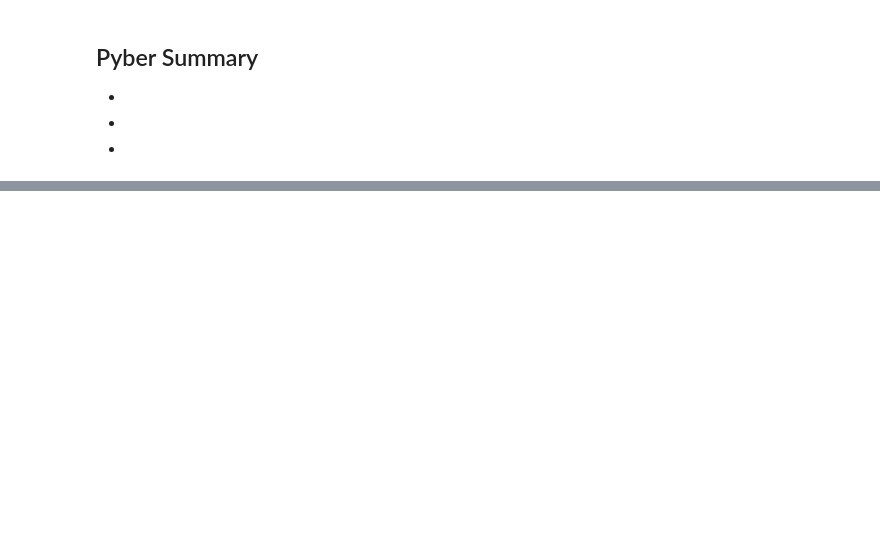
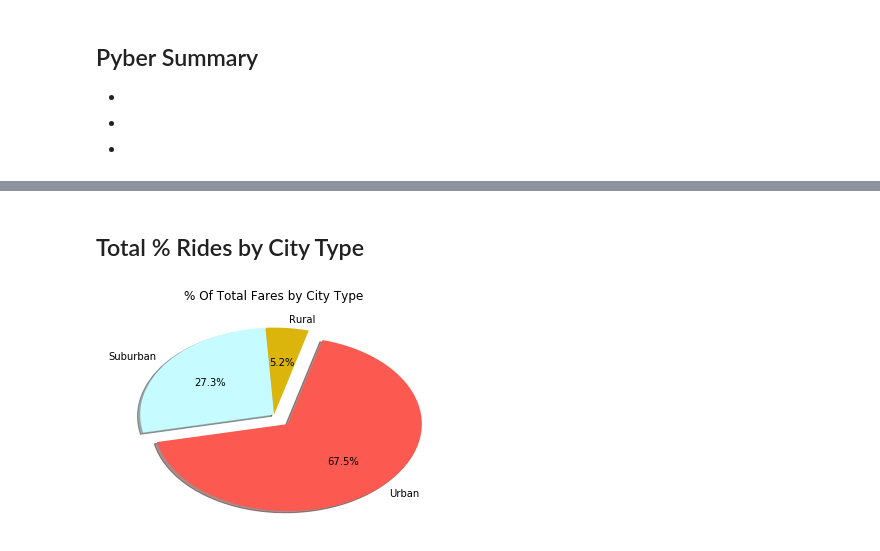
Before and after one commit to adekted/homework, a Jupyter notebook: 05-Matplotlib/Pyber.ipynb, the cells around one changed output, grey strips where cells are left out. Saved outputs shown, nothing was run; the diff lists cells and outputs as text; code cells hidden in the pictures; blank space fills up the shorter version.

```diff
--- a/05-Matplotlib/Pyber.ipynb
+++ b/05-Matplotlib/Pyber.ipynb
@@ -36,0 +70,15 @@ city_ride_pd = pd.merge(city_pd, ride_pd, )
+# %% [markdown]
+## Total % Rides by City Type
+# %%
+fare_counted = type_indexed.count()
+ride_id_count = fare_counted['ride_id']
+
+fare_labels = fare_only.index
+fare_explode = (0, 0, 0.15)
+
+plt.title("% Of Total Fares by City Type")
+plt.pie(ride_id_count, labels = fare_labels, colors = palette, explode = fare_explode, \
+        shadow = True, startangle = 75, autopct="%1.1f%%")
+plt.show()
+# %% [output]
+[figure, added]
```
Also changed, not shown: parts of 7 cells of this notebook.
